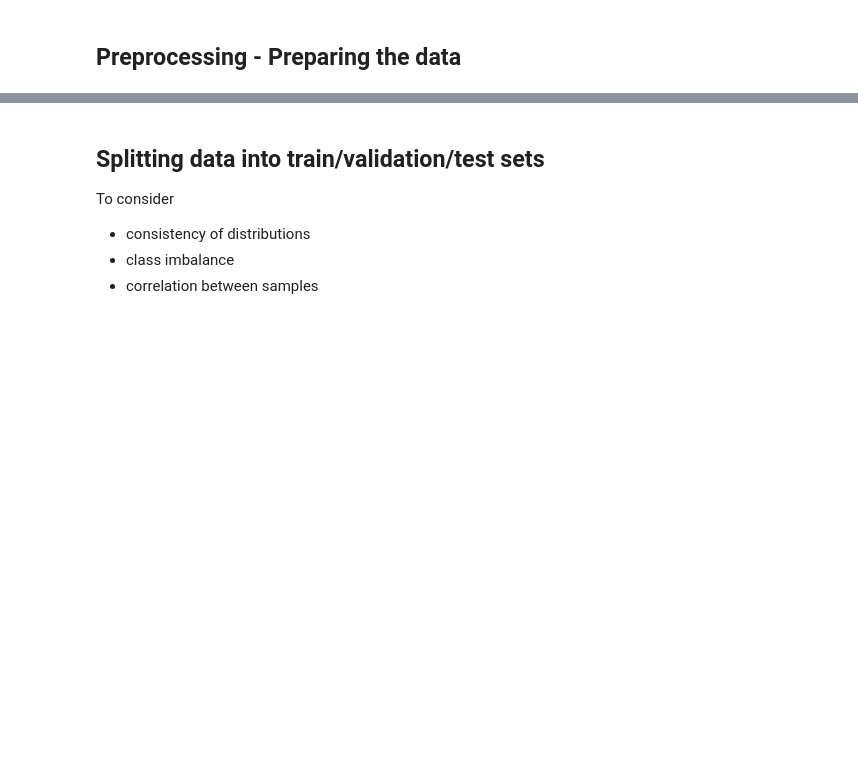
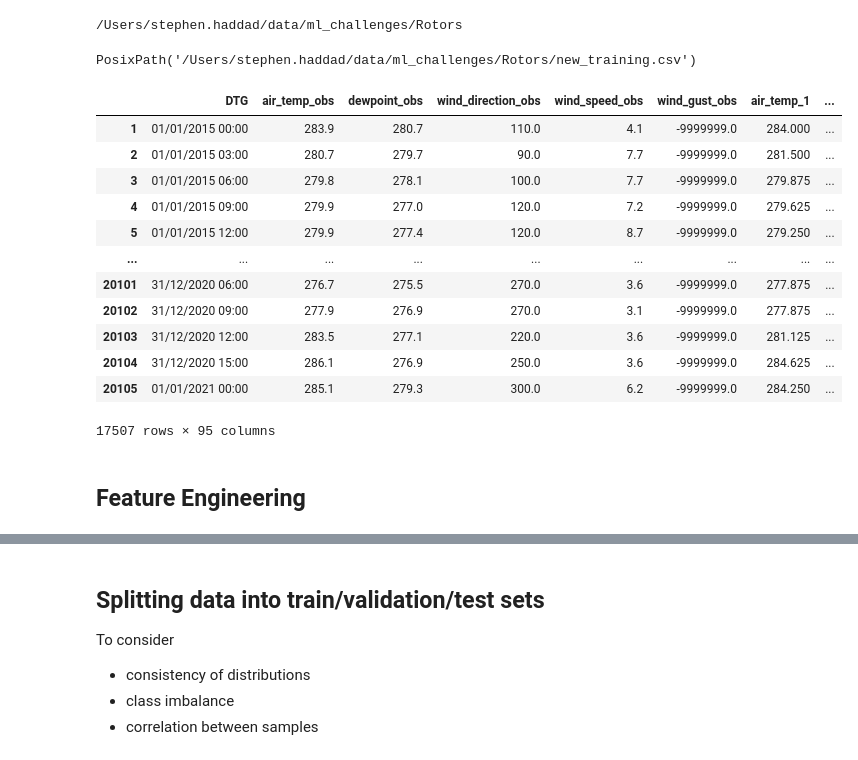
Before and after one commit to informatics-lab/ml_weather_tutorial, a Jupyter notebook: 02_ml_pipeline.ipynb, the cells around one changed output, grey strips where cells are left out. Drawn from its saved outputs; the diff is of its cells as text; code cells hidden in the pictures; blank space fills up the shorter version.

```diff
--- a/02_ml_pipeline.ipynb
+++ b/02_ml_pipeline.ipynb
@@ -33,0 +77,36 @@ xx
+# %%
+try:
+    falklands_data_dir = os.environ['OPMET_ROTORS_DATA_ROOT']
+except KeyError:
+    falklands_data_dir = '/project/informatics_lab/data_science_cop/'
+falklands_data_dir = pathlib.Path(falklands_data_dir) /  'Rotors'
+print(falklands_data_dir)
+# %% [output]
+/Users/stephen.haddad/data/ml_challenges/Rotors
+# %%
+falklands_data_fname = 'new_training.csv'
+# %%
+falklands_data_path = falklands_data_dir / falklands_data_fname
+falklands_data_path
+# %% [output]
+PosixPath('/Users/stephen.haddad/data/ml_challenges/Rotors/new_training.csv')
+# %%
+falklands_df = pandas.read_csv(falklands_data_path, header=0).loc[1:,:]
+# %%
+falklands_df = falklands_df.drop_duplicates(subset='DTG')
+# %%
+falklands_df
+# %% [output]
+|  | DTG | air_temp_obs | dewpoint_obs | wind_direction_obs | wind_speed_obs | wind_gust_obs | air_temp_1 | ... |
+| 1 | 01/01/2015 00:00 | 283.9 | 280.7 | 110.0 | 4.1 | -9999999.0 | 284.000 | ... |
+| 2 | 01/01/2015 03:00 | 280.7 | 279.7 | 90.0 | 7.7 | -9999999.0 | 281.500 | ... |
+| 3 | 01/01/2015 06:00 | 279.8 | 278.1 | 100.0 | 7.7 | -9999999.0 | 279.875 | ... |
+| 4 | 01/01/2015 09:00 | 279.9 | 277.0 | 120.0 | 7.2 | -9999999.0 | 279.625 | ... |
+| 5 | 01/01/2015 12:00 | 279.9 | 277.4 | 120.0 | 8.7 | -9999999.0 | 279.250 | ... |
+| ... | ... | ... | ... | ... | ... | ... | ... | ... |
+| 20101 | 31/12/2020 06:00 | 276.7 | 275.5 | 270.0 | 3.6 | -9999999.0 | 277.875 | ... |
+| 20102 | 31/12/2020 09:00 | 277.9 | 276.9 | 270.0 | 3.1 | -9999999.0 | 277.875 | ... |
+| 20103 | 31/12/2020 12:00 | 283.5 | 277.1 | 220.0 | 3.6 | -9999999.0 | 281.125 | ... |
+| 20104 | 31/12/2020 15:00 | 286.1 | 276.9 | 250.0 | 3.6 | -9999999.0 | 284.625 | ... |
+| 20105 | 01/01/2021 00:00 | 285.1 | 279.3 | 300.0 | 6.2 | -9999999.0 | 284.250 | ... |
+17507 rows × 95 columns
@@ -34,2 +115,2 @@ xx
 # %% [markdown]
-## Preprocessing - Preparing the data
+## Feature Engineering
```
Also changed, not shown: parts of 76 cells of this notebook.
